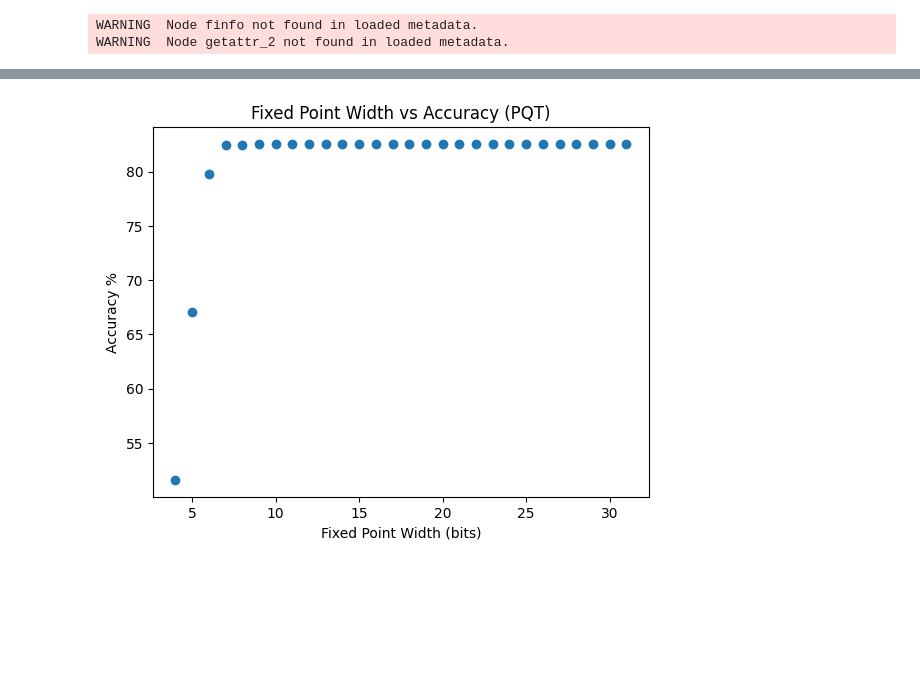
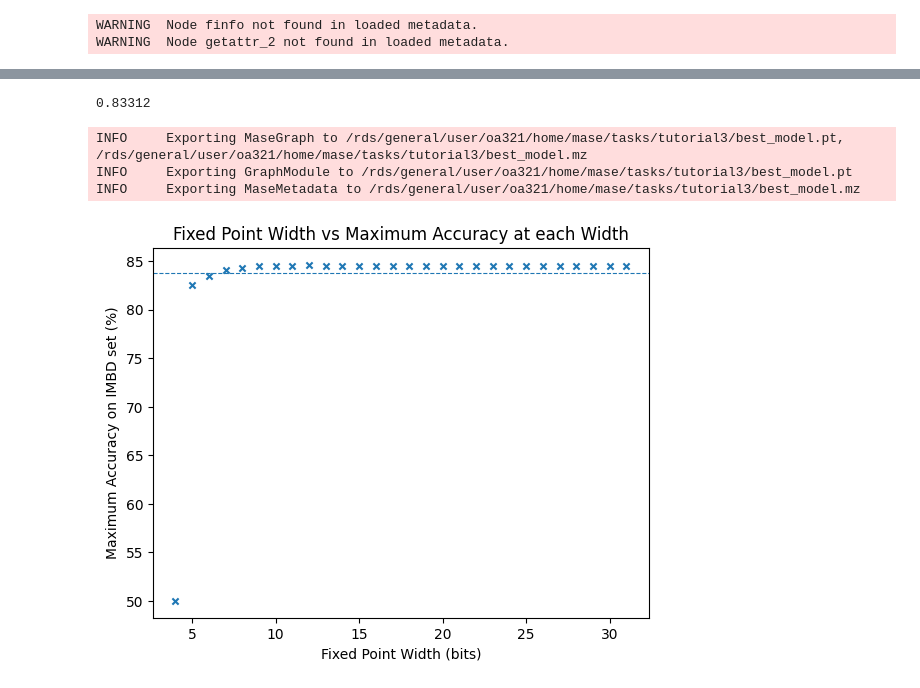
Before and after one commit to omaralkhatib03/mase, a Jupyter notebook: tasks/tutorial3/task1a.ipynb, the cells around one changed output, grey strips where cells are left out. Saved outputs shown, nothing was run; the diff lists cells and outputs as text; code cells hidden in the pictures; blank space fills up the shorter version.

```diff
--- a/tasks/tutorial3/task1a.ipynb
+++ b/tasks/tutorial3/task1a.ipynb
@@ -31,6 +29,8 @@ trainer = get_trainer(
     tokenizer=tokenizer,
     evaluate_metric="accuracy",
 )
+
+baseline_res = trainer.evaluate()
 # %% [output]
 INFO     Tokenizing dataset imdb with AutoTokenizer for bert-base-uncased.
 WARNING:accelerate.utils.other:Detected kernel version 4.18.0, which is below the recommended minimum of 5.5.0; this can cause the process to hang. It is recommended to upgrade the kernel to the minim ...
@@ -123,12 +201,24 @@ df_qat = pd.read_csv(f'{Path.home()}/mase/tasks/tutorial3/out_qat.csv')
+# %%
+print(eval_results['eval_accuracy'])
+# %% [output]
+0.83312
+# %%
+from pathlib import Path
+
+mg.export(f"{Path.cwd()}/mase/tasks/tutorial3/best_model")
+# %% [output]
+INFO     Exporting MaseGraph to /rds/general/user/oa321/home/mase/tasks/tutorial3/best_model.pt, /rds/general/user/oa321/home/mase/tasks/tutorial3/best_model.mz
+INFO     Exporting GraphModule to /rds/general/user/oa321/home/mase/tasks/tutorial3/best_model.pt
+INFO     Exporting MaseMetadata to /rds/general/user/oa321/home/mase/tasks/tutorial3/best_model.mz
 # %%
-# Plot bits vs Accuracy
-
-fig_pqt = plt.figure()
-plt.scatter(x=df_pqt['width'], y=df_pqt['accuracy'] * 100)
+fig_max = plt.figure()
+max_col = df_pqt['accuracy'].combine(df_qat['accuracy'], max)
+plt.scatter(x=df_pqt['width'], y=max_col * 100, marker='x', s=20)
+plt.axhline(y=baseline_res['eval_accuracy'] * 100, linestyle='--', linewidth=0.8)
 plt.xlabel('Fixed Point Width (bits)')
-plt.ylabel('Accuracy %')
-plt.title('Fixed Point Width vs Accuracy (PQT)')
-plt.savefig(f'{Path.home()}/mase/tasks/tutorial3/fixed_point_pqt')
+plt.ylabel('Maximum Accuracy on IMBD set (%)')
+plt.title('Fixed Point Width vs Maximum Accuracy at each Width')
+plt.savefig(f'{Path.home()}/mase/tasks/tutorial3/tsk1a')
 plt.show()
 # %% [output]
-[figure, old version]
+[figure, new version]
```
Also changed, not shown: parts of 11 cells of this notebook, 32 other files.
